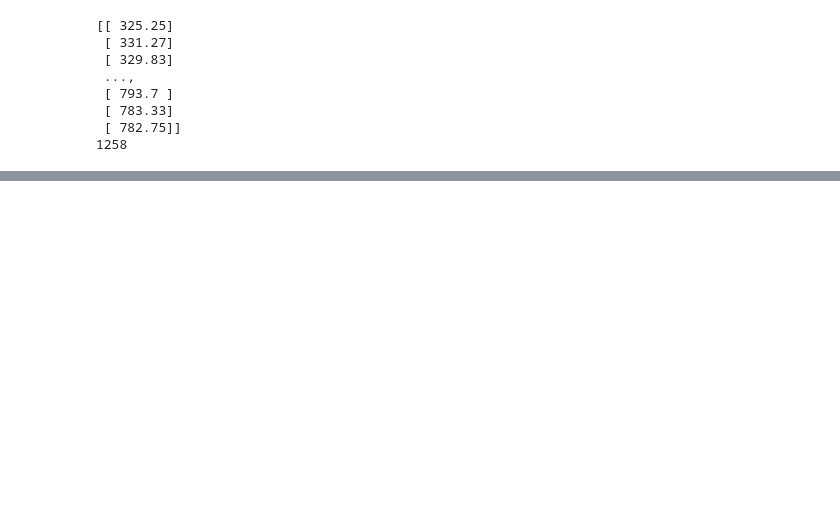
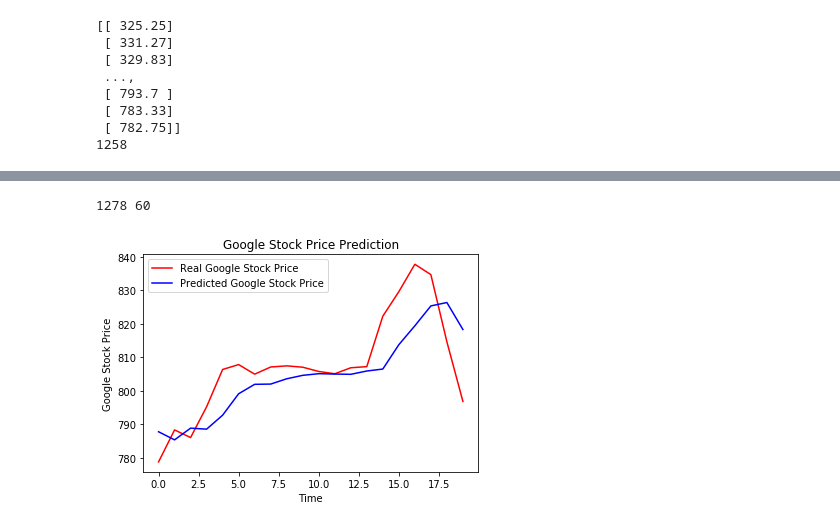
Before and after one commit to rbaral/Udemy_DeepLearning, a Jupyter notebook: 1_Supervised Deep Learning/3_RNN/12_Building a RNN/RNN-LSTM-Stock-Prediction.ipynb, the cells around one changed output, grey strips where cells are left out. Cells and saved outputs as stored; diff of their text form; code cells hidden in the pictures; blank space fills up the shorter version.

```diff
--- a/1_Supervised Deep Learning/3_RNN/12_Building a RNN/RNN-LSTM-Stock-Prediction.ipynb
+++ b/1_Supervised Deep Learning/3_RNN/12_Building a RNN/RNN-LSTM-Stock-Prediction.ipynb
@@ -243,0 +434,2 @@ print(len(real_stock_price_train))
+# %%
+real_stock_price_60, predicted_stock_price_60 = performMultipleTimeStepSingleLSTM(time_step = 60)
@@ -243,0 +454,13 @@ print(len(real_stock_price_train))
+# %%
+print(len(real_stock_price_60), len(predicted_stock_price_60))
+# Visualising the results
+plt.plot(real_stock_price_60[-20:], color = 'red', label = 'Real Google Stock Price')
+plt.plot(predicted_stock_price_60[-20:], color = 'blue', label = 'Predicted Google Stock Price')
+plt.title('Google Stock Price Prediction')
+plt.xlabel('Time')
+plt.ylabel('Google Stock Price')
+plt.legend()
+plt.show()
+# %% [output]
+1278 60
+[figure, added]
```
Also changed, not shown: parts of 37 cells of this notebook.
